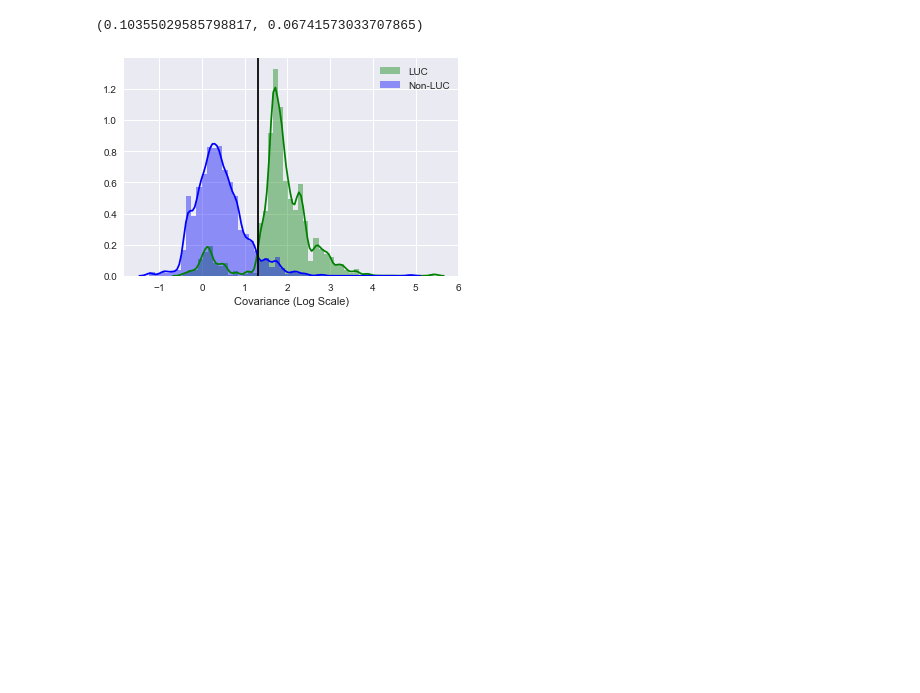
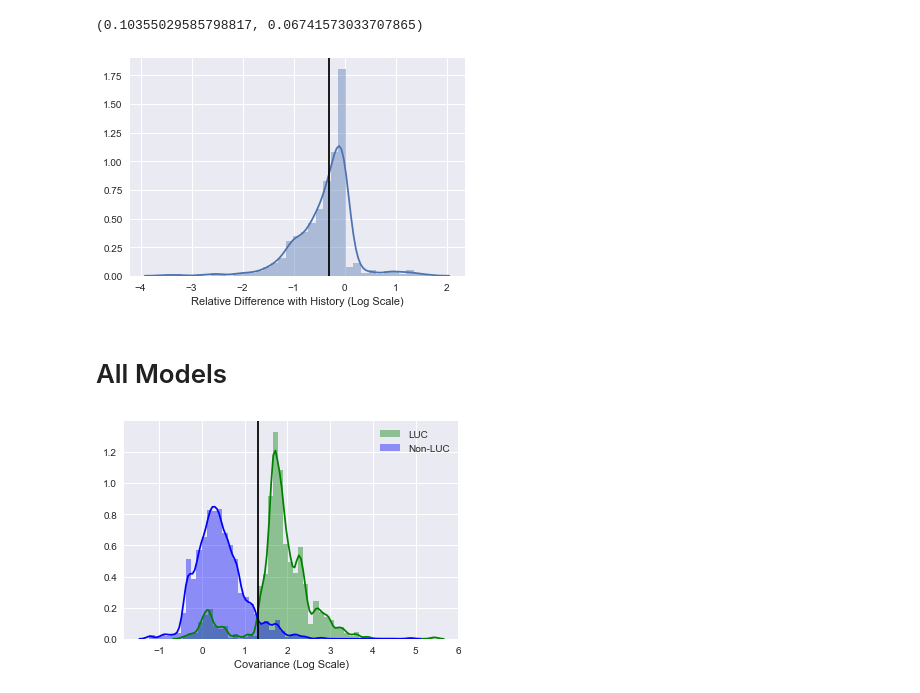
Before and after one commit to gidden/harmonization-methods-paper, a Jupyter notebook: analysis/cov_fig.ipynb, the cells around one changed output. Saved outputs shown, nothing was run; the diff lists cells and outputs as text; code cells hidden in the pictures; blank space fills up the shorter version.

```diff
--- a/analysis/cov_fig.ipynb
+++ b/analysis/cov_fig.ipynb
@@ -21,3 +21,10 @@ def fractions(luc, non, threshold=20):
     luc = float((luc <= threshold).sum()) / len(luc)
     non = float((non >= threshold).sum()) / len(non)
     return luc, non
+# %%
+def plotdh(dh, threshold=0.5, hist=True):
+    axlabel = 'Relative Difference with History (Log Scale)'
+    sns.distplot(np.log10(dh), hist=hist, axlabel=axlabel)
+    plt.axvline(np.log10(0.5), color='k')
+    plt.legend()
+    plt.savefig('../figs/dh.pdf')
@@ -36,6 +45,14 @@ plot(a, b)
 fractions(a, b)
 # %% [output]
 (0.10355029585798817, 0.06741573033707865)
+# %%
+x = df[df['cov'] <= 20]
+dh = np.abs(x.offset / x.history)
+plotdh(dh)
+# %% [output]
+[figure, added]
+# %% [markdown]
+# All Models
 # %%
 dfs = []
 for f in glob.glob('*.xlsx'):
```
Also changed, not shown: parts of 2 cells of this notebook, 3 other files.
